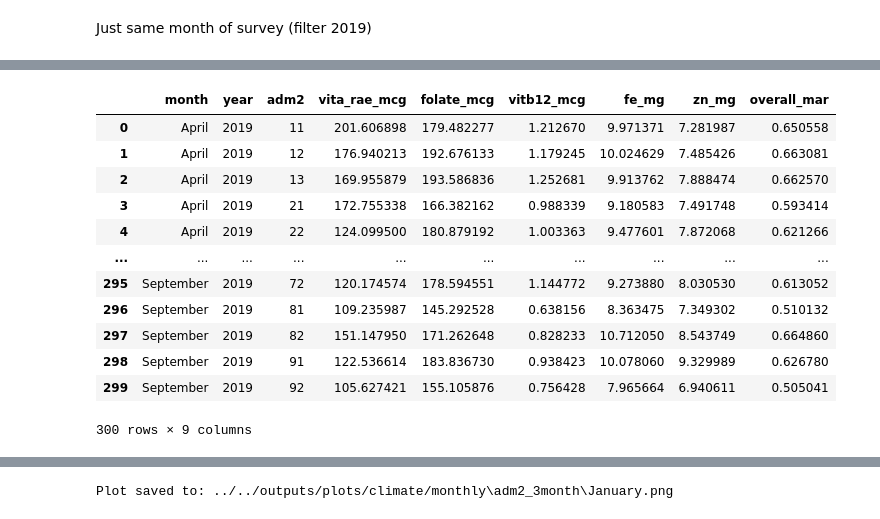
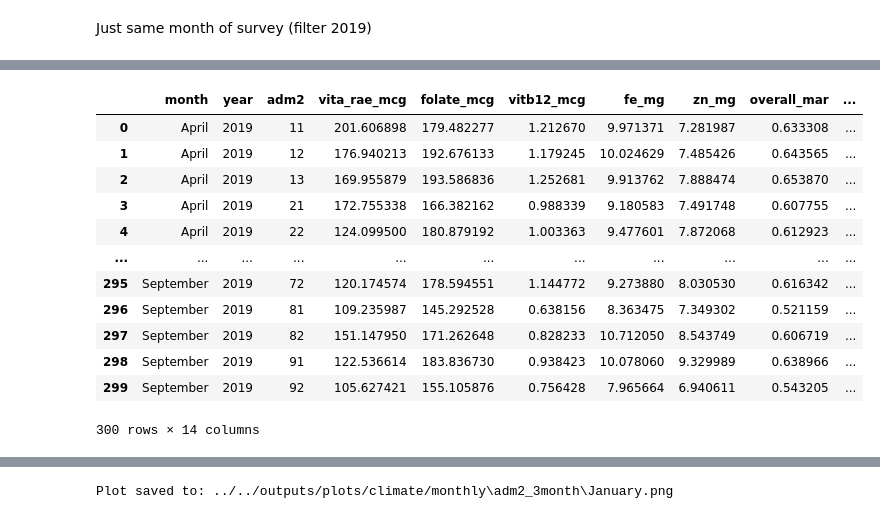
Before and after one commit to MIMI-wfp/sri_lanka, a Jupyter notebook: src/python/climate_variables.ipynb, the cells around one changed output, grey strips where cells are left out. Saved outputs shown, nothing was run; the diff lists cells and outputs as text; code cells hidden in the pictures.

Commit message:
changes to targets

```diff
--- a/src/python/climate_variables.ipynb
+++ b/src/python/climate_variables.ipynb
@@ -175,0 +200,7 @@ rolling_df
+# %%
+ml_targets['vita_inad'] = np.where(ml_targets['vita_rae_mcg'] < 490, 1, 0)
+ml_targets['folate_inad'] = np.where(ml_targets['folate_mcg'] < 250, 1, 0)
+ml_targets['vitb12_inad'] = np.where(ml_targets['vitb12_mcg'] < 2, 1, 0)
+ml_targets['fe_inad'] = np.where(ml_targets['fe_mg'] < 15, 1, 0)
+ml_targets['zn_inad'] = np.where(ml_targets['zn_mg'] < 8.9, 1, 0)
+ml_targets
@@ -176,32 +221,37 @@ rolling_df
 # %%
 ml_targets = ml_targets.merge(hh_info)
 ml_targets['adm2'] = ml_targets['adm2'].astype(int)
     # Ensure ml_targets key column is also int
 ml_targets = ml_targets.merge(hh_info)
 ml_targets['adm2'] = ml_targets['adm2'].astype(int)
 
 ml_targets['month'] = pd.to_datetime(ml_targets['month'], format="%m").dt.strftime("%B")
 ml_targets['year'] = pd.to_datetime(ml_targets['year'], format="%Y").dt.strftime("%Y")
 
 ml_aggregate = ml_targets.groupby(['month', 'year', 'adm2']).agg({
         'vita_rae_mcg':'median',
          'folate_mcg':'median',
          	'vitb12_mcg':'median',	'fe_mg':'median',	'zn_mg':'median',
-            'overall_mar':'median'
+            'overall_mar':'mean',
+        'vita_inad': 'mean',
+        'folate_inad': 'mean',
+        'vitb12_inad': 'mean',
+        'fe_inad': 'mean',
+        'zn_inad': 'mean'
     }) .reset_index()
 
 ml_aggregate
 # %% [output]
-|  | month | year | adm2 | vita_rae_mcg | folate_mcg | vitb12_mcg | fe_mg | zn_mg | overall_mar |
-| 0 | April | 2019 | 11 | 201.606898 | 179.482277 | 1.212670 | 9.971371 | 7.281987 | 0.650558 |
-| 1 | April | 2019 | 12 | 176.940213 | 192.676133 | 1.179245 | 10.024629 | 7.485426 | 0.663081 |
-| 2 | April | 2019 | 13 | 169.955879 | 193.586836 | 1.252681 | 9.913762 | 7.888474 | 0.662570 |
-| 3 | April | 2019 | 21 | 172.755338 | 166.382162 | 0.988339 | 9.180583 | 7.491748 | 0.593414 |
-| 4 | April | 2019 | 22 | 124.099500 | 180.879192 | 1.003363 | 9.477601 | 7.872068 | 0.621266 |
-| ... | ... | ... | ... | ... | ... | ... | ... | ... | ... |
-| 295 | September | 2019 | 72 | 120.174574 | 178.594551 | 1.144772 | 9.273880 | 8.030530 | 0.613052 |
-| 296 | September | 2019 | 81 | 109.235987 | 145.292528 | 0.638156 | 8.363475 | 7.349302 | 0.510132 |
-| 297 | September | 2019 | 82 | 151.147950 | 171.262648 | 0.828233 | 10.712050 | 8.543749 | 0.664860 |
-| 298 | September | 2019 | 91 | 122.536614 | 183.836730 | 0.938423 | 10.078060 | 9.329989 | 0.626780 |
-| 299 | September | 2019 | 92 | 105.627421 | 155.105876 | 0.756428 | 7.965664 | 6.940611 | 0.505041 |
+|  | month | year | adm2 | vita_rae_mcg | folate_mcg | vitb12_mcg | fe_mg | zn_mg | overall_mar | ... |
+| 0 | April | 2019 | 11 | 201.606898 | 179.482277 | 1.212670 | 9.971371 | 7.281987 | 0.633308 | ... |
+| 1 | April | 2019 | 12 | 176.940213 | 192.676133 | 1.179245 | 10.024629 | 7.485426 | 0.643565 | ... |
+| 2 | April | 2019 | 13 | 169.955879 | 193.586836 | 1.252681 | 9.913762 | 7.888474 | 0.653870 | ... |
+| 3 | April | 2019 | 21 | 172.755338 | 166.382162 | 0.988339 | 9.180583 | 7.491748 | 0.607755 | ... |
+| 4 | April | 2019 | 22 | 124.099500 | 180.879192 | 1.003363 | 9.477601 | 7.872068 | 0.612923 | ... |
+| ... | ... | ... | ... | ... | ... | ... | ... | ... | ... | ... |
+| 295 | September | 2019 | 72 | 120.174574 | 178.594551 | 1.144772 | 9.273880 | 8.030530 | 0.616342 | ... |
+| 296 | September | 2019 | 81 | 109.235987 | 145.292528 | 0.638156 | 8.363475 | 7.349302 | 0.521159 | ... |
+| 297 | September | 2019 | 82 | 151.147950 | 171.262648 | 0.828233 | 10.712050 | 8.543749 | 0.606719 | ... |
+| 298 | September | 2019 | 91 | 122.536614 | 183.836730 | 0.938423 | 10.078060 | 9.329989 | 0.638966 | ... |
+| 299 | September | 2019 | 92 | 105.627421 | 155.105876 | 0.756428 | 7.965664 | 6.940611 | 0.543205 | ... |
-300 rows × 9 columns
+300 rows × 14 columns
```
Also changed, not shown: parts of 12 cells of this notebook, 4 other files.
